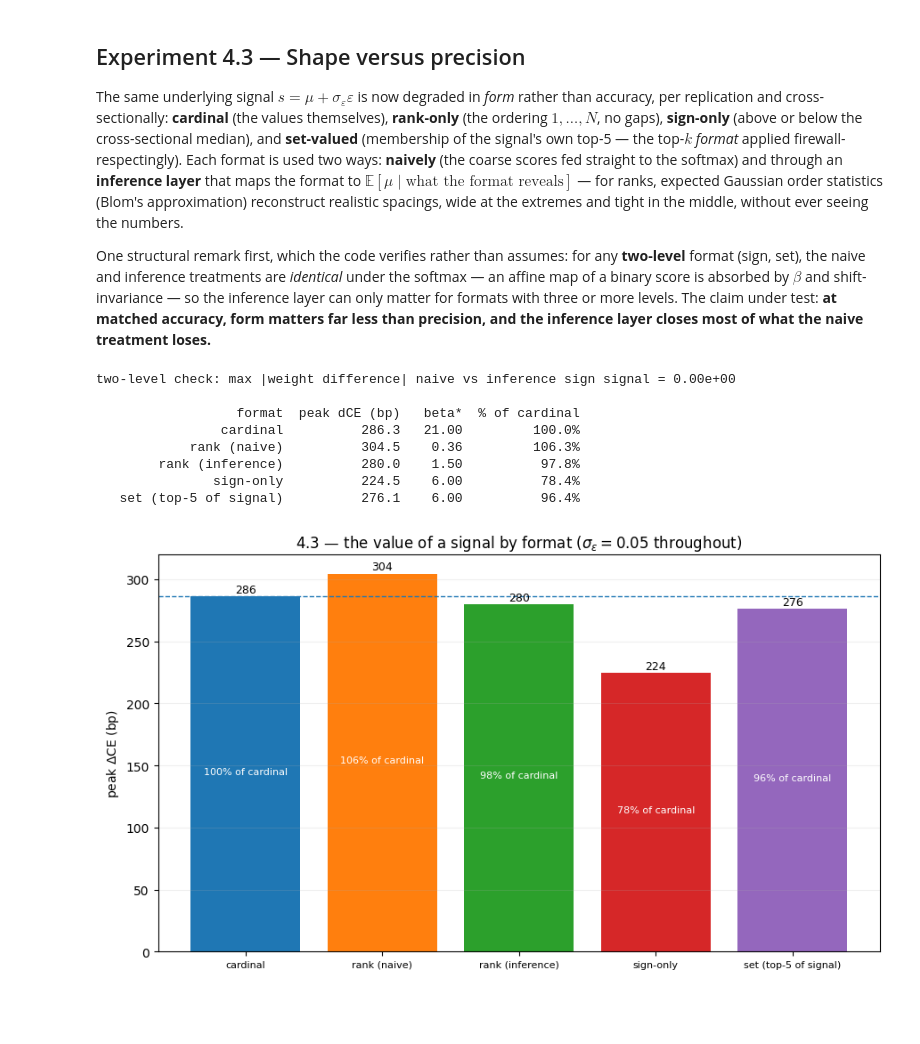
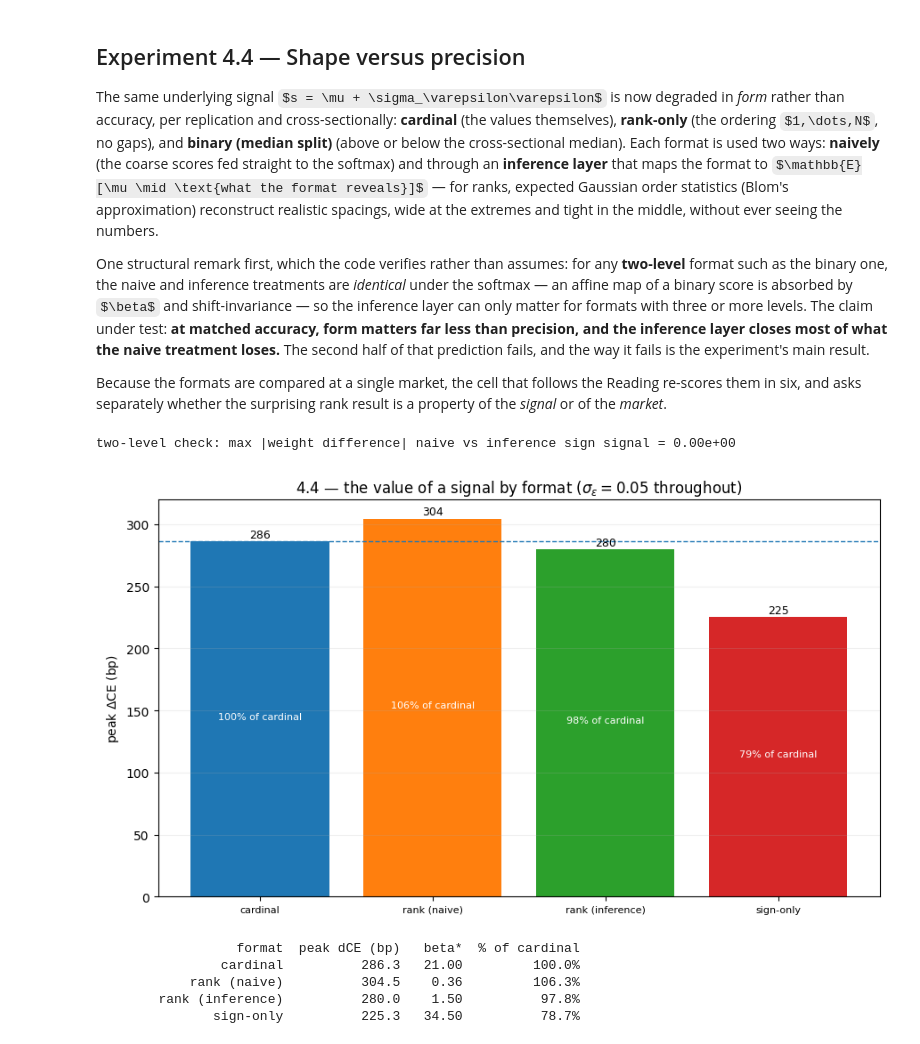
Before and after one commit to buffettlaw/COMP0077_Signal_Strength_in_Portfolio_Construction, a Jupyter notebook: general_framework.ipynb, the cells around one changed output. Saved outputs shown, nothing was run; the diff lists cells and outputs as text; code cells hidden in the pictures; some formulas as TeX source; blank space fills up the shorter version.

Commit message:
Chapter 4: robustness cells, corrected mechanisms, rebuilt PDF

```diff
--- a/general_framework.ipynb
+++ b/general_framework.ipynb
@@ -239,11 +1107,13 @@ Two consistency checks fall out unprompted. At $\rho = 0.5$ the peak equals the
 # %% [markdown]
-## Experiment 4.3 — Shape versus precision
+## Experiment 4.4 — Shape versus precision
 
-The same underlying signal $s = \mu + \sigma_\varepsilon\varepsilon$ is now degraded in *form* rather than accuracy, per replication and cross-sectionally: **cardinal** (the values themselves), **rank-only** (the ordering $1,\dots,N$, no gaps), **sign-only** (above or below the cross-sectional median), and **set-valued** (membership of the signal's own top-5 — the top-$k$ *format* applied firewall-respectingly). Each format is used two ways: **naively** (the coarse scores fed straight to the softmax) and through an **inference layer** that maps the format to $\mathbb{E}[\mu \mid \text{what the format reveals}]$ — for ranks, expected Gaussian order statistics (Blom's approximation) reconstruct realistic spacings, wide at the extremes and tight in the middle, without ever seeing the numbers.
+The same underlying signal $s = \mu + \sigma_\varepsilon\varepsilon$ is now degraded in *form* rather than accuracy, per replication and cross-sectionally: **cardinal** (the values themselves), **rank-only** (the ordering $1,\dots,N$, no gaps), and **binary (median split)** (above or below the cross-sectional median). Each format is used two ways: **naively** (the coarse scores fed straight to the softmax) and through an **inference layer** that maps the format to $\mathbb{E}[\mu \mid \text{what the format reveals}]$ — for ranks, expected Gaussian order statistics (Blom's approximation) reconstruct realistic spacings, wide at the extremes and tight in the middle, without ever seeing the numbers.
 
-One structural remark first, which the code verifies rather than assumes: for any **two-level** format (sign, set), the naive and inference treatments are *identical* under the softmax — an affine map of a binary score is absorbed by $\beta$ and shift-invariance — so the inference layer can only matter for formats with three or more levels. The claim under test: **at matched accuracy, form matters far less than precision, and the inference layer closes most of what the naive treatment loses.**
+One structural remark first, which the code verifies rather than assumes: for any **two-level** format such as the binary one, the naive and inference treatments are *identical* under the softmax — an affine map of a binary score is absorbed by $\beta$ and shift-invariance — so the inference layer can only matter for formats with three or more levels. The claim under test: **at matched accuracy, form matters far less than precision, and the inference layer closes most of what the naive treatment loses.** The second half of that prediction fails, and the way it fails is the experiment's main result.
+
+Because the formats are compared at a single market, the cell that follows the Reading re-scores them in six, and asks separately whether the surprising rank result is a property of the *signal* or of the *market*.
 # %%
-# ---- Experiment 4.3 ----
+# ---- Experiment 4.4 ----
 s43 = mu + 0.05 * eps0
 ranks = s43.argsort(axis=1).argsort(axis=1)          # 0 (lowest) .. N-1 (highest), per draw
 
@@ -254,51 +1124,46 @@ formats = {}
 formats['cardinal']       = s43
 formats['rank (naive)']   = ranks.astype(float)               # equal spacing
 formats['rank (inference)'] = blom[ranks]                     # order-statistic spacing
-formats['sign-only']      = (ranks >= N // 2).astype(float)   # above/below median
-top5 = (ranks >= N - 5).astype(float)
-formats['set (top-5 of signal)'] = top5
+formats['binary (median split)'] = (ranks >= N // 2).astype(float)      # above/below the cross-sectional median
 
 # two-level invariance check: inference levels for the sign format give identical weights
 lvl_hi, lvl_lo = blom[N//2:].mean(), blom[:N//2].mean()
-sign_inf = np.where(formats['sign-only'] > 0, lvl_hi, lvl_lo)
-w_a = softmax_weights(formats['sign-only'], 6.0)
+sign_inf = np.where(formats['binary (median split)'] > 0, lvl_hi, lvl_lo)
+w_a = softmax_weights(formats['binary (median split)'], 6.0)
 # beta must be rescaled by the level gap; shift is absorbed automatically
 w_b = softmax_weights(sign_inf, 6.0 / (lvl_hi - lvl_lo))
-print(f"two-level check: max |weight difference| naive vs inference sign signal = "
+print(f"two-level check: max |weight difference| naive vs inference binary signal = "
       f"{np.abs(w_a - w_b).max():.2e}\n")
 
 bg43 = {'cardinal': beta_grid, 'rank (naive)': np.linspace(0, 1.2, 61),
-        'rank (inference)': np.linspace(0, 6, 61), 'sign-only': np.linspace(0, 6, 61),
-        'set (top-5 of signal)': np.linspace(0, 6, 61)}
+        'rank (inference)': np.linspace(0, 6, 61), 'binary (median split)': np.linspace(0, 40, 81)}
 res43 = {name: best_beta(sig, R, grid=bg43[name]) for name, sig in formats.items()}
 
 names = list(formats)
 fig, ax = plt.subplots(figsize=(9, 5.2))
 vals = [res43[n][0] for n in names]
 bars = ax.bar(range(len(names)), vals,
-              color=['tab:blue', 'tab:orange', 'tab:green', 'tab:red', 'tab:purple'])
+              color=['tab:blue', 'tab:orange', 'tab:green', 'tab:red'])
 ax.axhline(res43['cardinal'][0], color='tab:blue', ls='--', lw=1)
 for i, n in enumerate(names):
     ax.annotate(f"{vals[i]:.0f}", (i, vals[i] + 3), ha='center', fontsize=9)
     ax.annotate(f"{vals[i]/vals[0]:.0%} of cardinal", (i, vals[i] / 2), ha='center',
                 fontsize=8, color='white')
 ax.set_xticks(range(len(names))); ax.set_xticklabels(names, fontsize=8)
 ax.set_ylabel(r'peak $\Delta$CE (bp)')
-ax.set_title(r'4.3 — the value of a signal by format ($\sigma_\varepsilon = 0.05$ throughout)')
+ax.set_title(r'4.4 — the value of a signal by format ($\sigma_\varepsilon = 0.05$ throughout)')
 ax.grid(axis='y', alpha=0.2)
 plt.tight_layout(); plt.show()
 
-print(f"{'format':>24} {'peak dCE (bp)':>14} {'beta*':>7} {'% of cardinal':>14}")
+print(f"{'format':>26} {'peak dCE (bp)':>14} {'beta*':>7} {'% of cardinal':>14}")
 for n in names:
-    print(f"{n:>24} {res43[n][0]:>14.1f} {res43[n][1]:>7.2f} {res43[n][0]/res43['cardinal'][0]:>14.1%}")
+    print(f"{n:>26} {res43[n][0]:>14.1f} {res43[n][1]:>7.2f} {res43[n][0]/res43['cardinal'][0]:>14.1%}")
 # %% [output]
 two-level check: max |weight difference| naive vs inference sign signal = 0.00e+00
-
-                  format  peak dCE (bp)   beta*  % of cardinal
-                cardinal          286.3   21.00         100.0%
-            rank (naive)          304.5    0.36         106.3%
-        rank (inference)          280.0    1.50          97.8%
-               sign-only          224.5    6.00          78.4%
-   set (top-5 of signal)          276.1    6.00          96.4%
-[figure, old version]
+[figure, new version]
+                  format  peak dCE (bp)   beta*  % of cardinal
+                cardinal          286.3   21.00         100.0%
+            rank (naive)          304.5    0.36         106.3%
+        rank (inference)          280.0    1.50          97.8%
+               sign-only          225.3   34.50          78.7%
 # %% [markdown]
```
Also changed, not shown: parts of 35 cells of this notebook, 1 other file.
